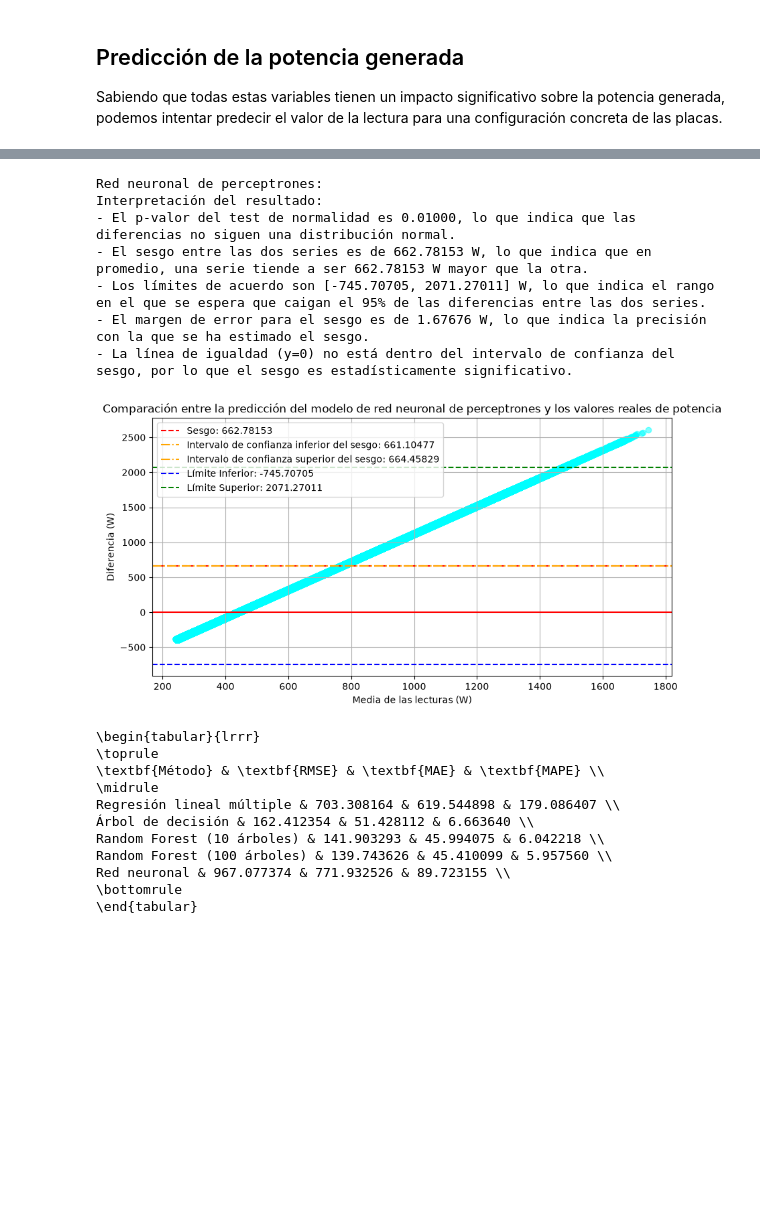
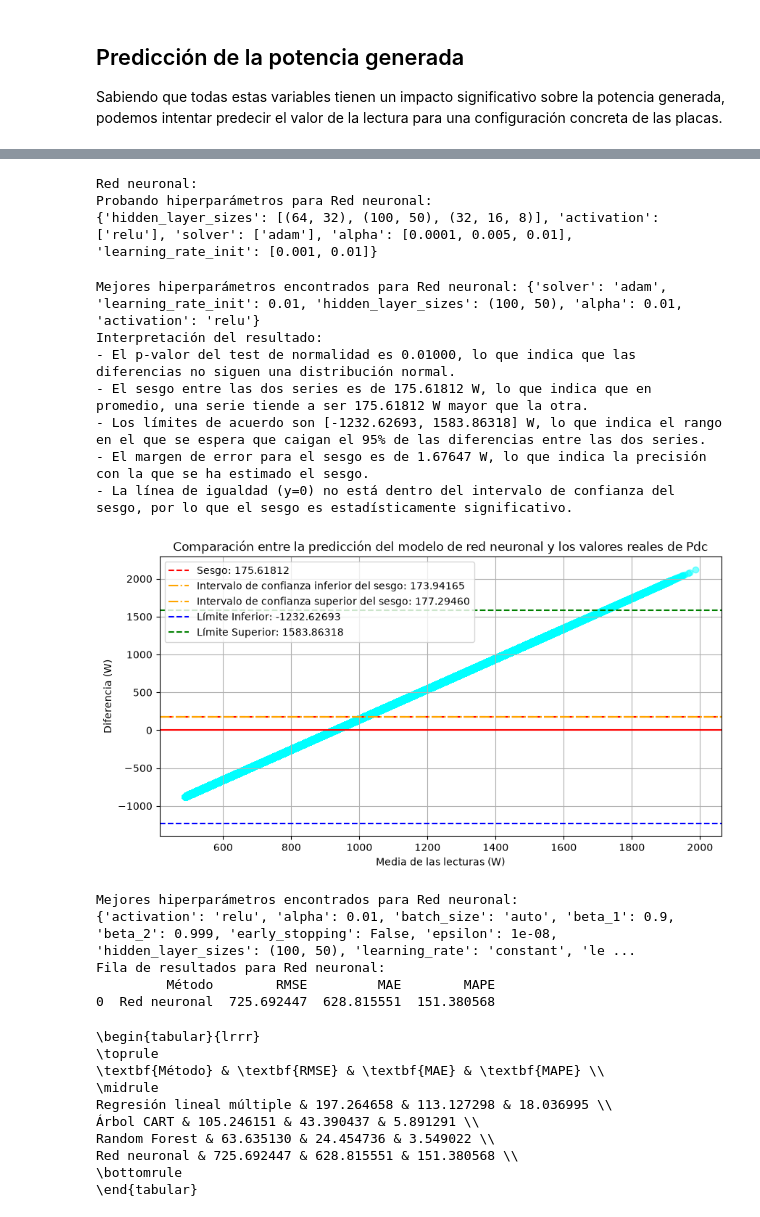
Before and after one commit to jcv00036/extracurriculares_simidat_scripts, a Jupyter notebook: cuadernos/estudio_disposiciones.ipynb, the cells around one changed output, grey strips where cells are left out. Saved outputs shown, nothing was run; the diff lists cells and outputs as text; code cells hidden in the pictures; blank space fills up the shorter version.

```diff
--- a/cuadernos/estudio_disposiciones.ipynb
+++ b/cuadernos/estudio_disposiciones.ipynb
@@ -254,17 +232,9 @@ Interpretación del resultado:
 # %%
 # region Árbol de decisión
-if ejecutar_regresion or df_test["Pred_cart"].isnull().all():    # Si el dataframe de test está vacío o no tiene predicciones para el árbol de decisión, ejecuto el árbol de decisión
-    modelo_cart = tree.DecisionTreeRegressor(random_state=SEMILLA)
-    modelo_cart.fit(X, y)
+regresor = tree.DecisionTreeRegressor(random_state=SEMILLA)
+param_grid = {'splitter': ['best', 'random'], 'max_depth': [5, 10, 20, 50], 'min_samples_split': [2, 5, 10], 'min_samples_leaf': [1, 2, 4]}
 
-    df_test["Pred_cart"] = modelo_cart.predict(X_test)
-
-print("Árbol de decisión CART:")
-resultados_ba_cart = est.bland_altman(df_test[COLUMNA_P], df_test["Pred_cart"], df_test)
-est.interpretar_bland_altman(resultados_ba_cart, "W")
-rep.mostrar_bland_altman(resultados_ba_cart, "Comparación entre la predicción del modelo de árbol de decisión y los valores reales de potencia", "W")
-
-fila_cart = rep.fila_diferencia_series("Árbol de decisión", df_test[COLUMNA_P], df_test["Pred_cart"])
+fila_cart = ut.realizar_prueba_regresor(regresor, df, COLUMNA_P, lista_variables, param_grid, SEMILLA, PROPORCION_TEST, "Árbol CART", f"{DIR_SALIDA}resultados_test_cart.csv", "W")
 
 filas.append(fila_cart)
 # endregion
@@ -324,44 +284,54 @@ Interpretación del resultado:
 # %%
 # region red neuronal de perceptrones
-if ejecutar_regresion or df_test["Pred_rn"].isnull().all():    # Si el dataframe de test está vacío o no tiene predicciones para la red neuronal de perceptrones, ejecuto la red neuronal de perceptrones
-    modelo_rn = MLPRegressor(activation=FUNCION_ACTIVACION, solver=FUNCION_SOLUCION, random_state=SEMILLA, max_iter=MAX_ITERACIONES_RN, n_iter_no_change=MAX_ITERACIONES_ESTANCAMIENTO_RN   )
-    modelo_rn.fit(X, y)
+modelo_rn = MLPRegressor(random_state=SEMILLA)
+param_grid = {
+    'hidden_layer_sizes': [
+        (64, 32),       # Configuración piramidal estándar
+        (100, 50),      # Configuración robusta para relaciones complejas
+        (32, 16, 8)     # Red profunda (3 capas) para capturar no-linealidades (p.ej. Irradiancia vs Temperatura)
+    ],
 
-    df_test["Pred_rn"] = modelo_rn.predict(X_test)
+    'activation': ['relu'],
 
-print("Red neuronal de perceptrones:")
-resultados_ba_rn = est.bland_altman(df_test[COLUMNA_P], df_test["Pred_rn"], df_test)
-est.interpretar_bland_altman(resultados_ba_rn, "W")
-rep.mostrar_bland_altman(resultados_ba_rn, "Comparación entre la predicción del modelo de red neuronal de perceptrones y los valores reales de potencia", "W")
+    'solver': ['adam'],
 
-fila_rn = rep.fila_diferencia_series("Red neuronal", df_test[COLUMNA_P], df_test["Pred_rn"])
+    'alpha': [0.0001, 0.005, 0.01],
+
+    'learning_rate_init': [0.001, 0.01]
+}
+
+fila_rn = ut.realizar_prueba_regresor(modelo_rn, df, COLUMNA_P, lista_variables, param_grid, SEMILLA, PROPORCION_TEST, "Red neuronal", f"{DIR_SALIDA}resultados_test_rn.csv", "W")
 
 filas.append(fila_rn)
 # endregion
 # %% [output]
-Red neuronal de perceptrones:
-Interpretación del resultado:
-- El p-valor del test de normalidad es 0.01000, lo que indica que las diferencias no siguen una distribución normal.
-- El sesgo entre las dos series es de 662.78153 W, lo que indica que en promedio, una serie tiende a ser 662.78153 W mayor que la otra.
-- Los límites de acuerdo son [-745.70705, 2071.27011] W, lo que indica el rango en el que se espera que caigan el 95% de las diferencias entre las dos series.
-- El margen de error para el sesgo es de 1.67676 W, lo que indica la precisión con la que se ha estimado el sesgo.
-- La línea de igualdad (y=0) no está dentro del intervalo de confianza del sesgo, por lo que el sesgo es estadísticamente significativo.
+Red neuronal:
+Probando hiperparámetros para Red neuronal:
+{'hidden_layer_sizes': [(64, 32), (100, 50), (32, 16, 8)], 'activation': ['relu'], 'solver': ['adam'], 'alpha': [0.0001, 0.005, 0.01], 'learning_rate_init': [0.001, 0.01]}
+Mejores hiperparámetros encontrados para Red neuronal: {'solver': 'adam', 'learning_rate_init': 0.01, 'hidden_layer_sizes': (100, 50), 'alpha': 0.01, 'activation': 'relu'}
+Interpretación del resultado:
+- El p-valor del test de normalidad es 0.01000, lo que indica que las diferencias no siguen una distribución normal.
+- El sesgo entre las dos series es de 175.61812 W, lo que indica que en promedio, una serie tiende a ser 175.61812 W mayor que la otra.
+- Los límites de acuerdo son [-1232.62693, 1583.86318] W, lo que indica el rango en el que se espera que caigan el 95% de las diferencias entre las dos series.
+- El margen de error para el sesgo es de 1.67647 W, lo que indica la precisión con la que se ha estimado el sesgo.
+- La línea de igualdad (y=0) no está dentro del intervalo de confianza del sesgo, por lo que el sesgo es estadísticamente significativo.
-[figure, old version]
+[figure, new version]
+Mejores hiperparámetros encontrados para Red neuronal:
+{'activation': 'relu', 'alpha': 0.01, 'batch_size': 'auto', 'beta_1': 0.9, 'beta_2': 0.999, 'early_stopping': False, 'epsilon': 1e-08, 'hidden_layer_sizes': (100, 50), 'learning_rate': 'constant', 'le ...
+Fila de resultados para Red neuronal:
+         Método        RMSE         MAE        MAPE
+0  Red neuronal  725.692447  628.815551  151.380568
 # %%
 # Genero la tabla de resultados de las predicciones
 print(rep.tabla_diferencias(filas))
-
-# Almaceno el dataframe de test con las predicciones para no tener que recalcularlo en futuras ejecuciones
-df_test.to_csv(f"{DIR_SALIDA}resultados_test_reg.csv", index=False) # No guardo el índice para que el csv sea más limpio y fácil de leer
 # %% [output]
 \begin{tabular}{lrrr}
 \toprule
 \textbf{Método} & \textbf{RMSE} & \textbf{MAE} & \textbf{MAPE} \\
 \midrule
-Regresión lineal múltiple & 703.308164 & 619.544898 & 179.086407 \\
-Árbol de decisión & 162.412354 & 51.428112 & 6.663640 \\
-Random Forest (10 árboles) & 141.903293 & 45.994075 & 6.042218 \\
-Random Forest (100 árboles) & 139.743626 & 45.410099 & 5.957560 \\
-Red neuronal & 967.077374 & 771.932526 & 89.723155 \\
+Regresión lineal múltiple & 197.264658 & 113.127298 & 18.036995 \\
+Árbol CART & 105.246151 & 43.390437 & 5.891291 \\
+Random Forest & 63.635130 & 24.454736 & 3.549022 \\
+Red neuronal & 725.692447 & 628.815551 & 151.380568 \\
 \bottomrule
 \end{tabular}
```
Also changed, not shown: parts of 4 cells of this notebook, 2 other files.
